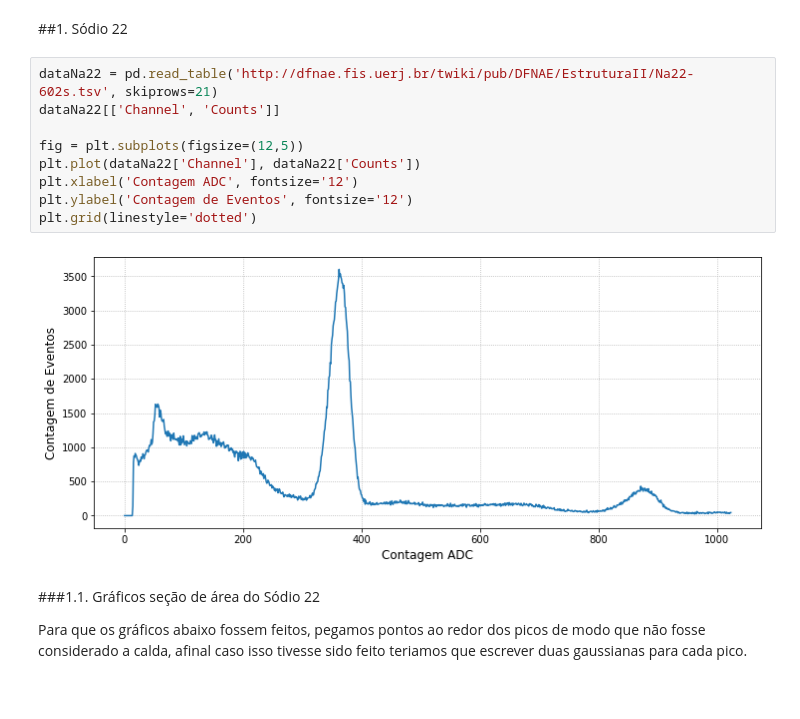
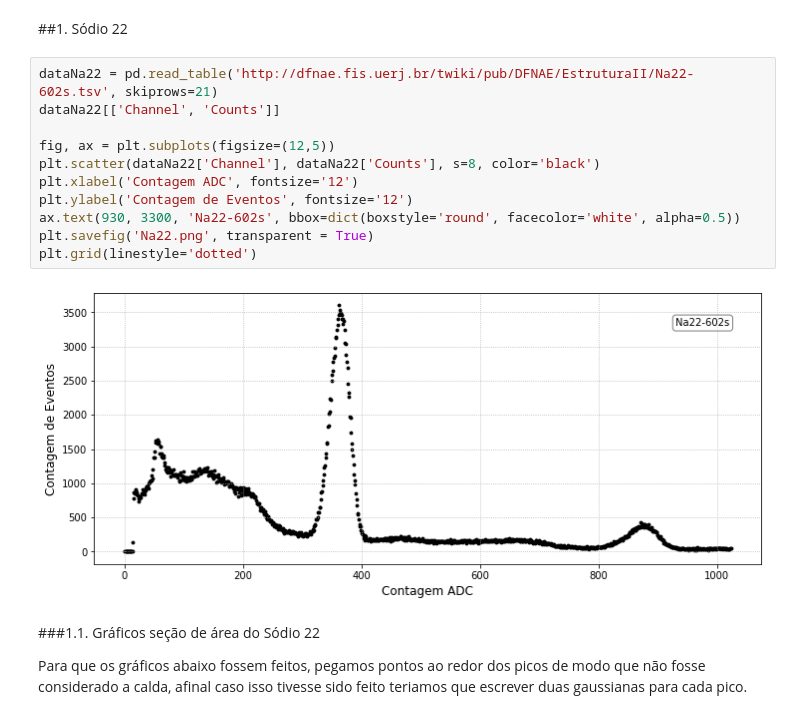
Before and after one commit to goulartsursula/DisciplinasUERJ, a Jupyter notebook: Estrutura da Materia 2/EspectroscopiaEmissoesGama.ipynb, the cells around one changed output. Cells and saved outputs as stored; diff of their text form.

```diff
--- a/Estrutura da Materia 2/EspectroscopiaEmissoesGama.ipynb
+++ b/Estrutura da Materia 2/EspectroscopiaEmissoesGama.ipynb
@@ -18,14 +18,16 @@ from scipy.optimize import curve_fit
 # %%
 dataNa22 = pd.read_table('http://dfnae.fis.uerj.br/twiki/pub/DFNAE/EstruturaII/Na22-602s.tsv', skiprows=21)
 dataNa22[['Channel', 'Counts']]
 
-fig = plt.subplots(figsize=(12,5))
-plt.plot(dataNa22['Channel'], dataNa22['Counts'])
+fig, ax = plt.subplots(figsize=(12,5))
+plt.scatter(dataNa22['Channel'], dataNa22['Counts'], s=8, color='black')
 plt.xlabel('Contagem ADC', fontsize='12')
 plt.ylabel('Contagem de Eventos', fontsize='12')
+ax.text(930, 3300, 'Na22-602s', bbox=dict(boxstyle='round', facecolor='white', alpha=0.5))
+plt.savefig('Na22.png', transparent = True)
 plt.grid(linestyle='dotted')
 # %% [output]
-[figure, old version]
+[figure, new version]
 # %% [markdown]
 ###1.1. Gráficos seção de área do Sódio 22
 
```
Also changed, not shown: parts of 7 cells of this notebook.
